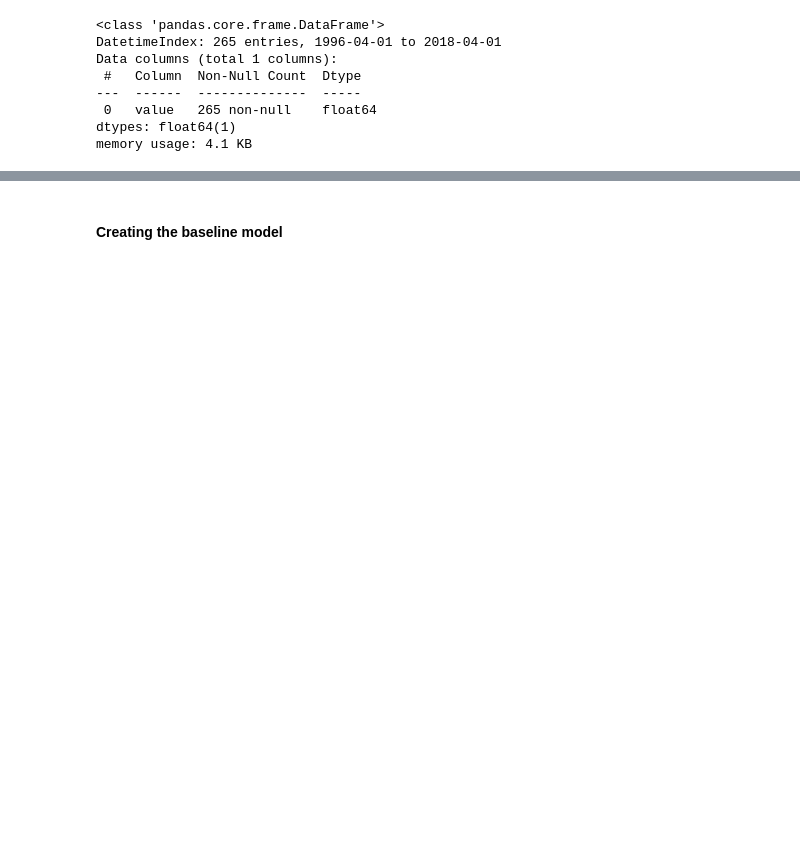
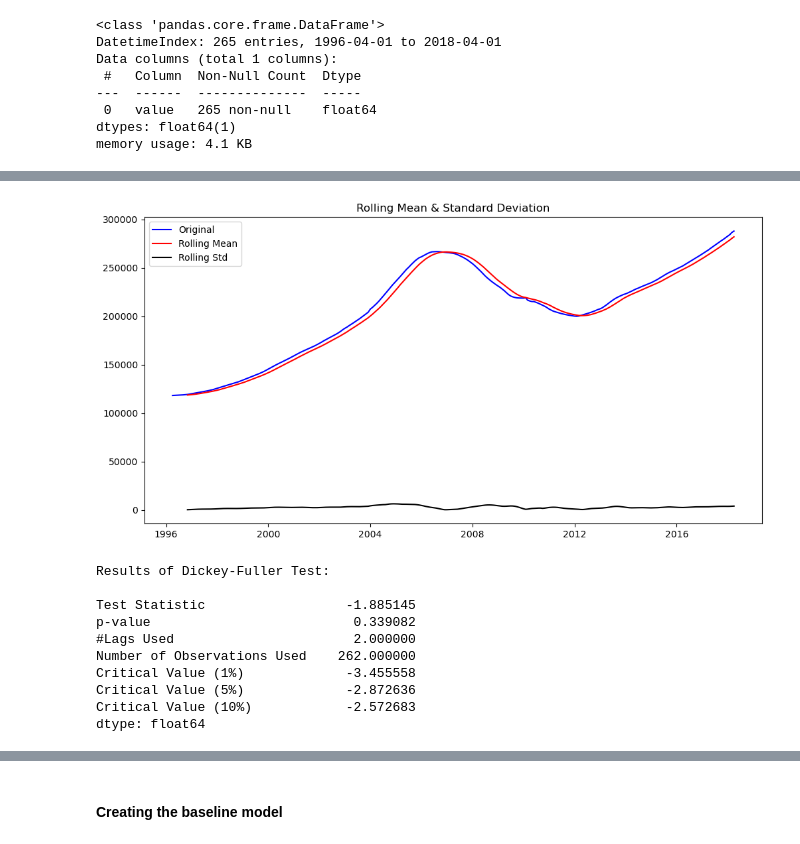
Before and after one commit to frank015940/Alchemy-of-Real-Estate-Value, a Jupyter notebook: index.ipynb, the cells around one changed output, grey strips where cells are left out. Cells and saved outputs as stored; diff of their text form; code cells hidden in the pictures; blank space fills up the shorter version.

```diff
--- a/index.ipynb
+++ b/index.ipynb
@@ -360,0 +255,47 @@ melted_df.plot(kind='kde', figsize = (15,10));
+# %%
+# function that performs stationarity checks on a time series
+def stationarity_check(TS):
+
+    # Import adfuller
+    from statsmodels.tsa.stattools import adfuller
+
+    # Calculate rolling statistics
+    roll_mean = TS.rolling(window=8, center=False).mean()
+    roll_std = TS.rolling(window=8, center=False).std()
+
+    # Perform the Dickey Fuller test
+    dftest = adfuller(TS)
+
+    # Plot rolling statistics:
+    fig = plt.figure(figsize=(12,6))
+    orig = plt.plot(TS, color='blue',label='Original')
+    mean = plt.plot(roll_mean, color='red', label='Rolling Mean')
+    std = plt.plot(roll_std, color='black', label = 'Rolling Std')
+    plt.legend(loc='best')
+    plt.title('Rolling Mean & Standard Deviation')
+    plt.show(block=False)
+
+    # Print Dickey-Fuller test results
+    print('Results of Dickey-Fuller Test: \n')
+
+    dfoutput = pd.Series(dftest[0:4], index=['Test Statistic', 'p-value',
+                                             '#Lags Used', 'Number of Observations Used'])
+    for key, value in dftest[4].items():
+        dfoutput['Critical Value (%s)'%key] = value
+    print(dfoutput)
+
+    return None
+# %%
+stationarity_check(melted_df)
+# %% [output]
+[figure, added]
+Results of Dickey-Fuller Test:
+
+Test Statistic                  -1.885145
+p-value                          0.339082
+#Lags Used                       2.000000
+Number of Observations Used    262.000000
+Critical Value (1%)             -3.455558
+Critical Value (5%)             -2.872636
+Critical Value (10%)            -2.572683
+dtype: float64
```
Also changed, not shown: parts of 21 cells of this notebook, 1 other file.
